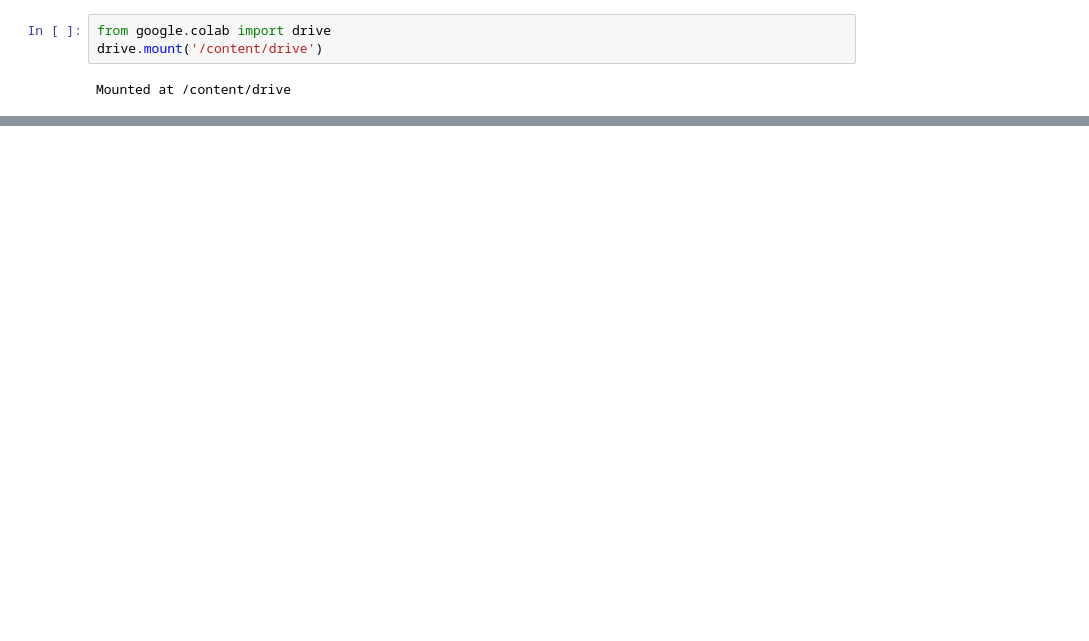
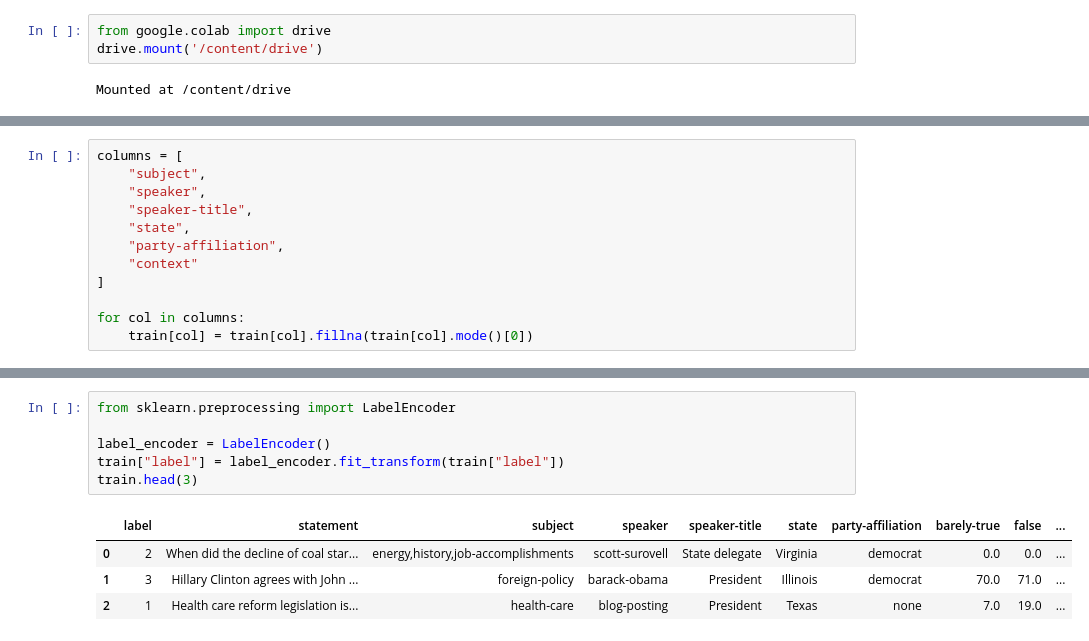
Before and after one commit to NinaAbeyratne/graphfact-fake-news-gnn, a Jupyter notebook: notebooks/01_data_exploration.ipynb, the cells around one changed output, grey strips where cells are left out. Drawn from its saved outputs; the diff is of its cells as text; blank space fills up the shorter version.

```diff
--- a/notebooks/01_data_exploration.ipynb
+++ b/notebooks/01_data_exploration.ipynb
@@ -53,0 +323,12 @@ Setup completed successfully
+# %%
+columns = [
+    "subject",
+    "speaker",
+    "speaker-title",
+    "state",
+    "party-affiliation",
+    "context"
+]
+
+for col in columns:
+    train[col] = train[col].fillna(train[col].mode()[0])
@@ -53,0 +353,11 @@ Setup completed successfully
+# %%
+from sklearn.preprocessing import LabelEncoder
+
+label_encoder = LabelEncoder()
+train["label"] = label_encoder.fit_transform(train["label"])
+train.head(3)
+# %% [output]
+|  | label | statement | subject | speaker | speaker-title | state | party-affiliation | barely-true | false | ... |
+| 0 | 2 | When did the decline of coal star... | energy,history,job-accomplishments | scott-surovell | State delegate | Virginia | democrat | 0.0 | 0.0 | ... |
+| 1 | 3 | Hillary Clinton agrees with John ... | foreign-policy | barack-obama | President | Illinois | democrat | 70.0 | 71.0 | ... |
+| 2 | 1 | Health care reform legislation is... | health-care | blog-posting | President | Texas | none | 7.0 | 19.0 | ... |
```
Also changed, not shown: parts of 58 cells of this notebook, 12 other files.
